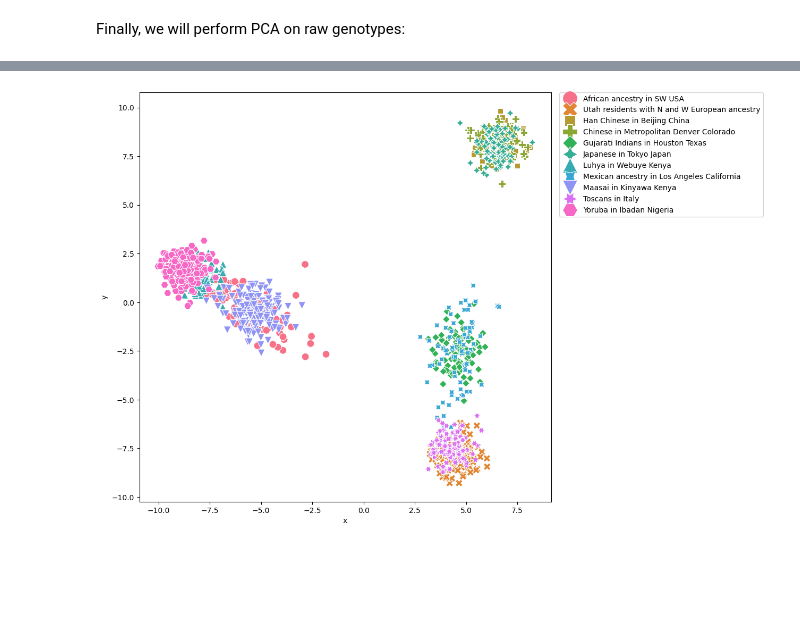
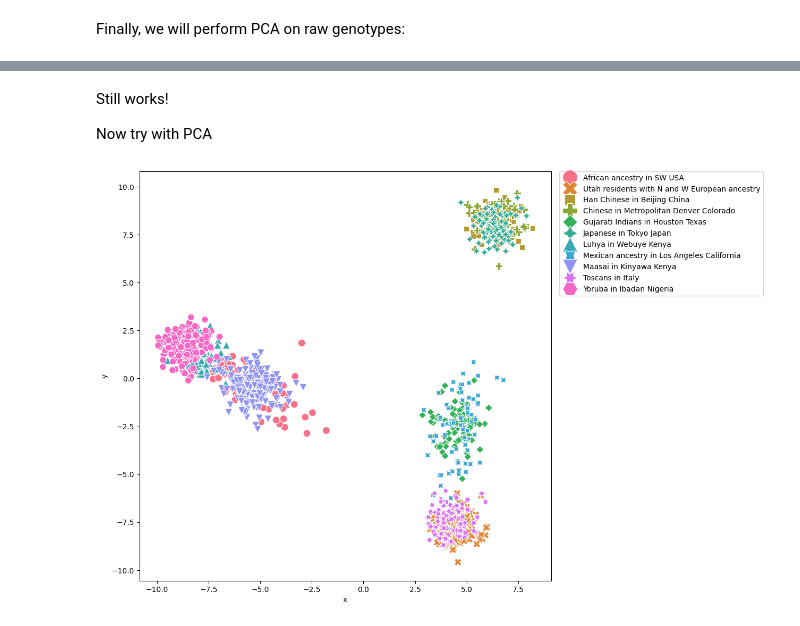
Before and after one commit to Abbta/adlfpae, a Jupyter notebook: Exercise_9_autoencoders_lab.ipynb, the cells around one changed output, grey strips where cells are left out. Drawn from its saved outputs; the diff is of its cells as text; code cells hidden in the pictures; blank space fills up the shorter version.

```diff
--- a/Exercise_9_autoencoders_lab.ipynb
+++ b/Exercise_9_autoencoders_lab.ipynb
@@ -311,0 +603,12 @@ pca_embedding = embedding.fit_transform(geno_data*2)
+# %%
+data = pd.read_csv("autosomal_5k_matrix.csv", header=0, index_col=0)
+# %%
+#0s are missing and 1s are still there
+missing_val=np.random.random_sample(data.shape)>0.01
+#first reassign labels
+noisy_data=data+1
+#Then set missing values to 0
+noisy_data = noisy_data * missing_val.astype(int)
+# %%
+#Now we scale by 3 instead and then copy paste code from above
+geno_data = noisy_data/3
@@ -312,10 +744,17 @@ pca_embedding = embedding.fit_transform(geno_data*2)
+# %% [markdown]
+Still works!
+
+Now try with PCA
 # %%
+from sklearn.decomposition import PCA
+embedding = PCA(n_components=2)
+pca_embedding = embedding.fit_transform(geno_data*3)
 x = pca_embedding[:,0]
 y = pca_embedding[:,1]
 data = {'x':x, 'y':y, 'pop':pop}
 plt.figure(figsize = (10,10))
 sns.scatterplot(x='x', y='y', data=data,  hue='pop', style='pop', s=100)
 plt.legend(bbox_to_anchor=(1.02, 1), loc='upper left', borderaxespad=0, markerscale=2)
 plt.show()
 # %% [output]
-[figure, old version]
+[figure, new version]
```
Also changed, not shown: parts of 19 cells of this notebook, 1 other file.
